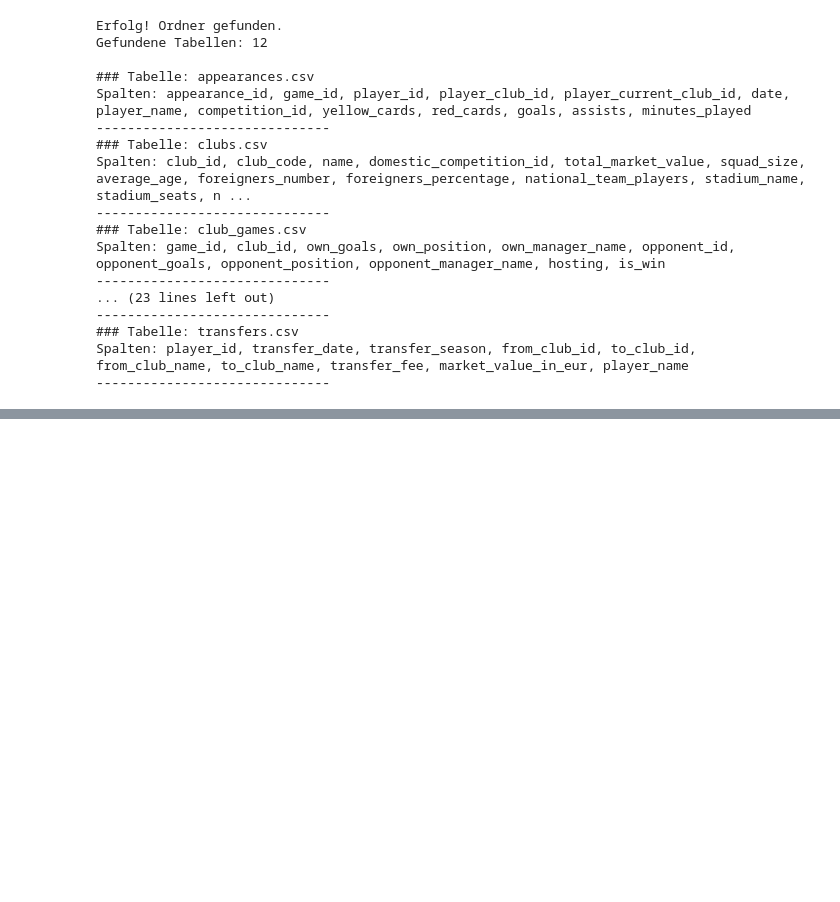
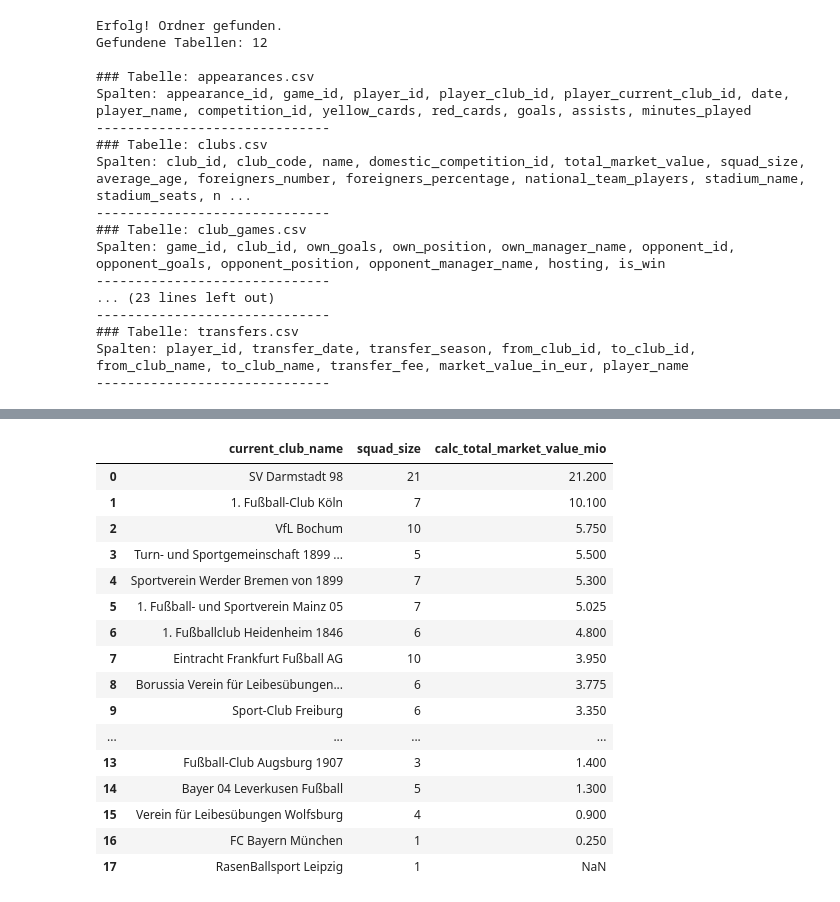
Before and after one commit to juliandietes/DPP-2026_Julian, a Jupyter notebook: notebooks/01_exploration Transfermarkt.ipynb, the cells around one changed output, grey strips where cells are left out. Cells and saved outputs as stored; diff of their text form; code cells hidden in the pictures; blank space fills up the shorter version.

```diff
--- a/notebooks/01_exploration Transfermarkt.ipynb
+++ b/notebooks/01_exploration Transfermarkt.ipynb
@@ -140,0 +291,33 @@ Spalten: player_id, transfer_date, transfer_season, from_club_id, to_club_id, fr
+# %%
+# Test: Marktwerte pro Verein aggregieren (Beispiel Bundesliga)
+query_club_check = f"""
+SELECT
+    current_club_name,
+    COUNT(player_id) as squad_size,
+    SUM(market_value_in_eur) / 1000000 as calc_total_market_value_mio
+FROM read_csv_auto('{players_file}')
+WHERE current_club_domestic_competition_id = 'L1'
+AND last_season = 2023
+GROUP BY current_club_name
+ORDER BY calc_total_market_value_mio DESC
+"""
+df_club_test = duckdb.query(query_club_check).to_df()
+display(df_club_test)
+# %% [output]
+|  | current_club_name | squad_size | calc_total_market_value_mio |
+| 0 | SV Darmstadt 98 | 21 | 21.200 |
+| 1 | 1. Fußball-Club Köln | 7 | 10.100 |
+| 2 | VfL Bochum | 10 | 5.750 |
+| 3 | Turn- und Sportgemeinschaft 1899 ... | 5 | 5.500 |
+| 4 | Sportverein Werder Bremen von 1899 | 7 | 5.300 |
+| 5 | 1. Fußball- und Sportverein Mainz 05 | 7 | 5.025 |
+| 6 | 1. Fußballclub Heidenheim 1846 | 6 | 4.800 |
+| 7 | Eintracht Frankfurt Fußball AG | 10 | 3.950 |
+| 8 | Borussia Verein für Leibesübungen... | 6 | 3.775 |
+| 9 | Sport-Club Freiburg | 6 | 3.350 |
+| ... | ... | ... | ... |
+| 13 | Fußball-Club Augsburg 1907 | 3 | 1.400 |
+| 14 | Bayer 04 Leverkusen Fußball | 5 | 1.300 |
+| 15 | Verein für Leibesübungen Wolfsburg | 4 | 0.900 |
+| 16 | FC Bayern München | 1 | 0.250 |
+| 17 | RasenBallsport Leipzig | 1 | NaN |
```
Also changed, not shown: parts of 13 cells of this notebook, 2 other files.
